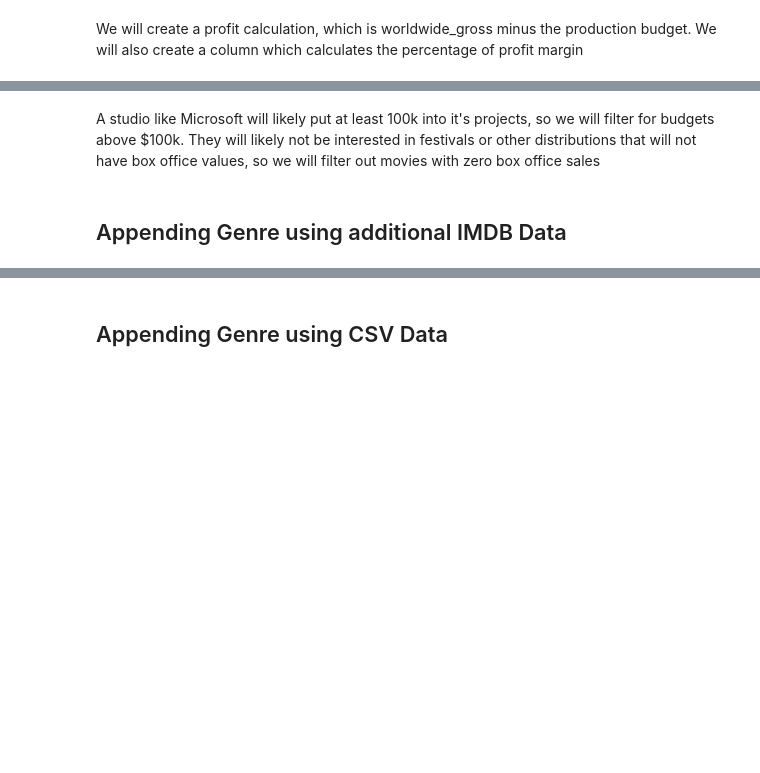
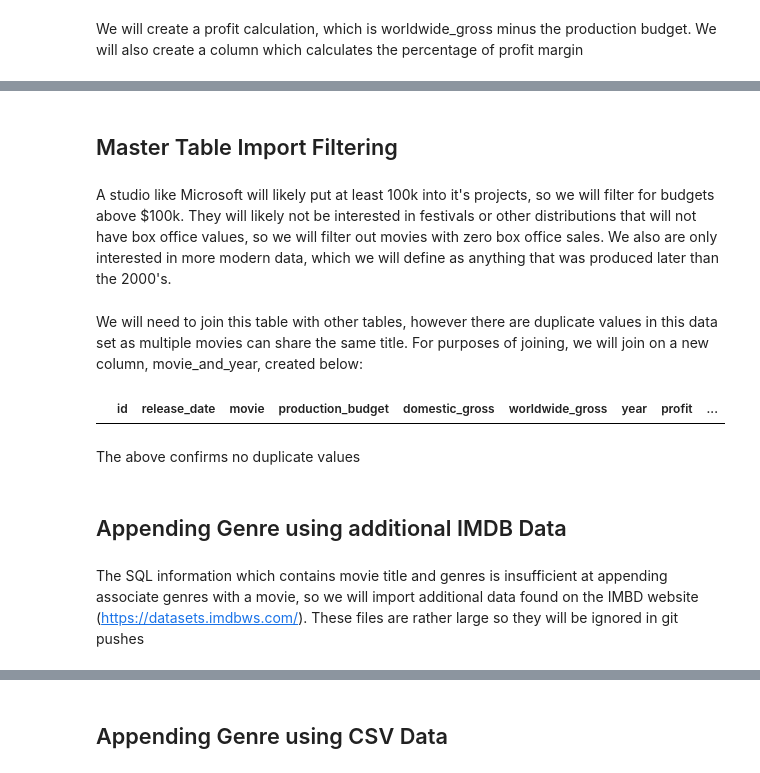
Before and after one commit to mooreaz92/Phase-1-Project-Group-GRV, a Jupyter notebook: CSV - DF Creation Notebook.ipynb, the cells around one changed output, grey strips where cells are left out. Saved outputs shown, nothing was run; the diff lists cells and outputs as text; code cells hidden in the pictures; blank space fills up the shorter version.

Commit message:
Modifying the CSV jupyter notebook to have a more accurate merge, and updating the financials CSV file

```diff
--- a/CSV - DF Creation Notebook.ipynb
+++ b/CSV - DF Creation Notebook.ipynb
@@ -69,8 +80,18 @@ df_budgets.head()
+# %% [markdown]
+## Master Table Import Filtering
 # %% [markdown]
-A studio like Microsoft will likely put at least 100k into it's projects, so we will filter for budgets above $100k. They will likely not be interested in festivals or other distributions that will not have box office values, so we will filter out movies with zero box office sales
+A studio like Microsoft will likely put at least 100k into it's projects, so we will filter for budgets above $100k. They will likely not be interested in festivals or other distributions that will not have box office values, so we will filter out movies with zero box office sales. We also are only interested in more modern data, which we will define as anything that was produced later than the 2000's.
 # %%
 df_budgets = df_budgets[df_budgets['production_budget'] > 100000]
 df_budgets = df_budgets[(df_budgets['domestic_gross'] > 1) | (df_budgets['worldwide_gross'] > 1)]
 df_budgets = df_budgets[df_budgets['year'] > 2000]
+# %% [markdown]
+We will need to join this table with other tables, however there are duplicate values in this data set as multiple movies can share the same title. For purposes of joining, we will join on a new column, movie_and_year, created below:
+# %%
+df_budgets['year'] = df_budgets['year'].map(str)
+df_budgets['movie_and_year'] = df_budgets['movie'] + " - " + df_budgets['year']
+df_budgets['year'] = df_budgets['year'].map(int)
 # %%
-duplicates = df_budgets[df_budgets.duplicated(['movie'], keep=False)]
+df_budgets[df_budgets.duplicated(['movie_and_year'], keep=False)]
+# %% [output]
+|  | id | release_date | movie | production_budget | domestic_gross | worldwide_gross | year | profit | ... |
@@ -81,5 +98,9 @@ df_budgets.info()
+# %% [markdown]
+The above confirms no duplicate values
 # %% [markdown]
 ## Appending Genre using additional IMDB Data
+# %% [markdown]
+The SQL information which contains movie title and genres is insufficient at appending associate genres with a movie, so we will import additional data found on the IMBD website (https://datasets.imdbws.com/). These files are rather large so they will be ignored in git pushes
 # %%
 df_additional = pd.read_csv("Raw Data/title.basics.tsv.gz", sep='\t', encoding='latin1')
 df_additional['primaryTitle'] = df_additional['primaryTitle'].map(str)
```
Also changed, not shown: parts of 11 cells of this notebook, 4 other files.
